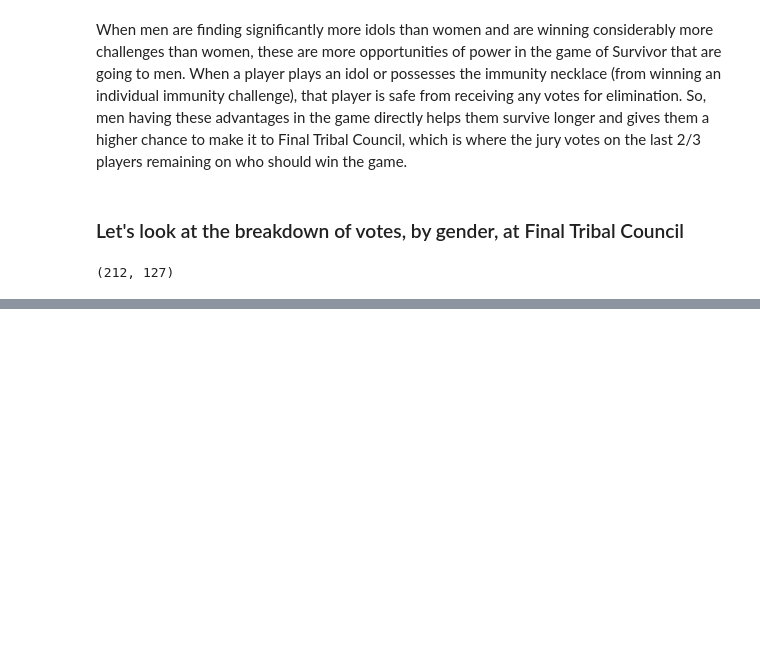
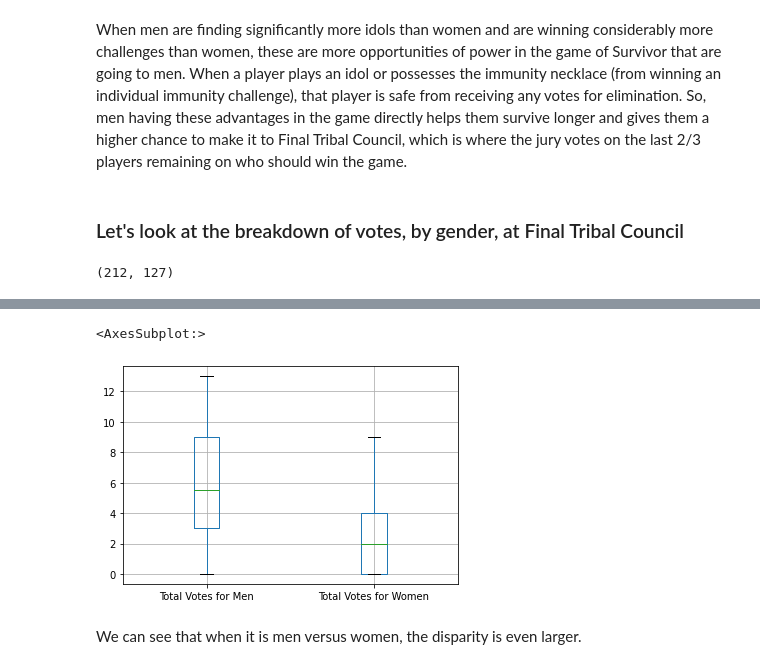
Before and after one commit to blakes5/upgraded-octo-memory, a Jupyter notebook: Midterm Project/messyMidtermFile.ipynb, the cells around one changed output, grey strips where cells are left out. Saved outputs shown, nothing was run; the diff lists cells and outputs as text; code cells hidden in the pictures; blank space fills up the shorter version.

```diff
--- a/Midterm Project/messyMidtermFile.ipynb
+++ b/Midterm Project/messyMidtermFile.ipynb
@@ -241,0 +321,4 @@ men_votes, women_votes
+# %%
+rows_to_drop = np.array([6,7,8,9,12,13,20,21,30,31,34,35,40,41,46,47,54,55,56,57])
+## Note: Because of the quirky indices of the rows, each season has 2 rows, hence why I have to always count 2 indices in the array
+votes_FTC = votes_FTC.drop(rows_to_drop)
@@ -241,0 +339,7 @@ men_votes, women_votes
+# %%
+votes_FTC.boxplot(column=['Total Votes for Men', 'Total Votes for Women'])
+# %% [output]
+<AxesSubplot:>
+[figure, added]
+# %% [markdown]
+We can see that when it is men versus women, the disparity is even larger.
```
Also changed, not shown: parts of 17 cells of this notebook.
